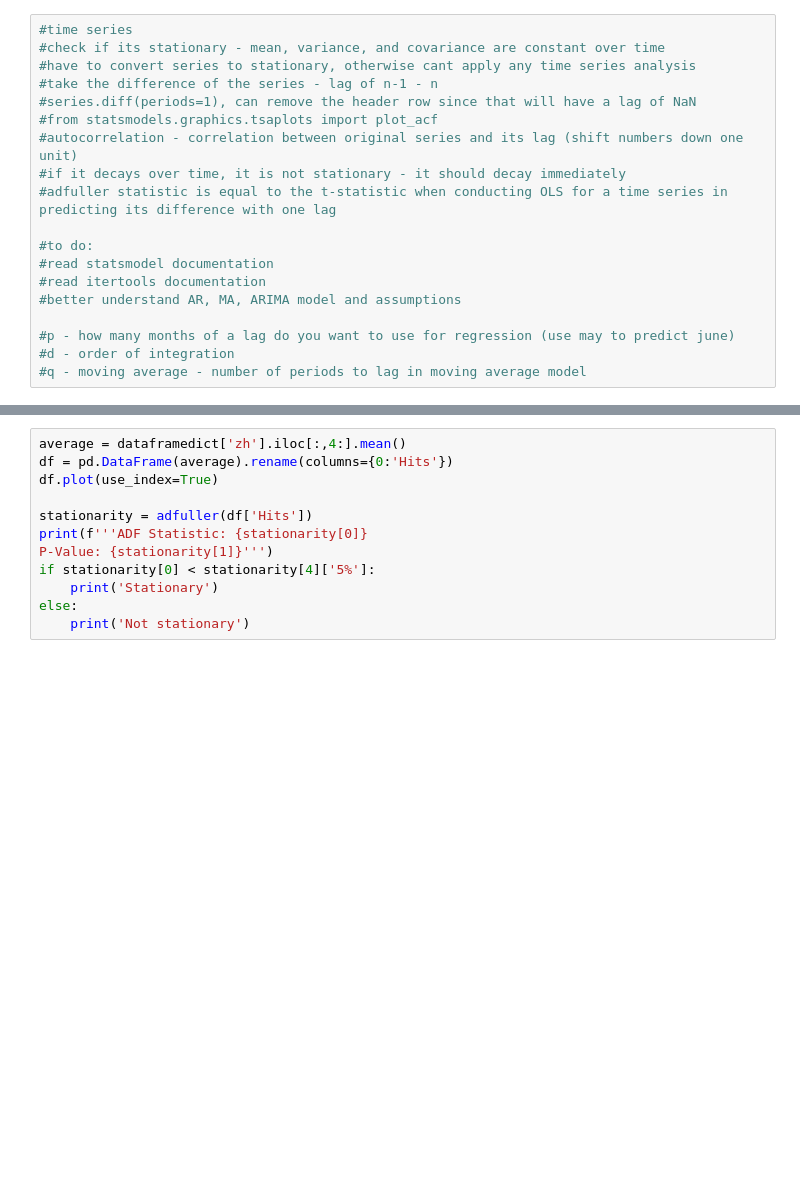
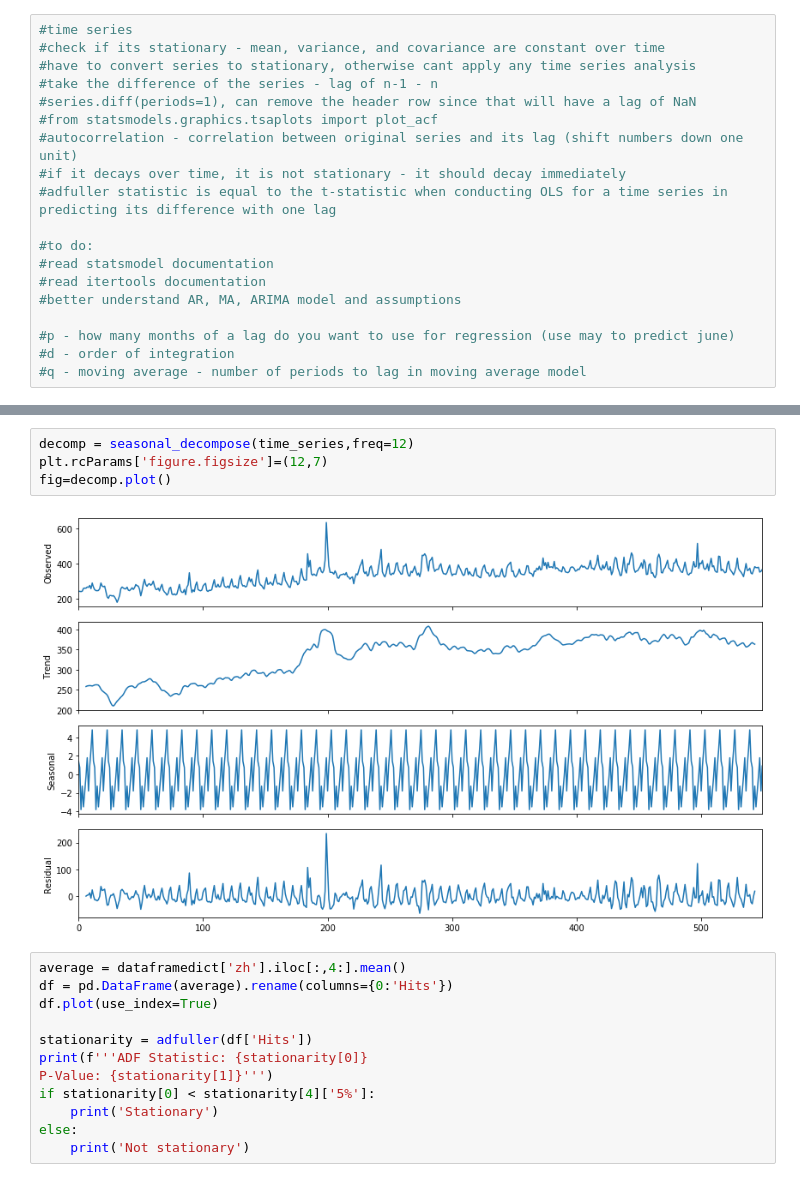
Before and after one commit to christinejiang11/personal_projects, a Jupyter notebook: Web_Traffic_Time_Series/Web_Traffic_Prediction.ipynb, the cells around one changed output, grey strips where cells are left out. Drawn from its saved outputs; the diff is of its cells as text; blank space fills up the shorter version.

```diff
--- a/Web_Traffic_Time_Series/Web_Traffic_Prediction.ipynb
+++ b/Web_Traffic_Time_Series/Web_Traffic_Prediction.ipynb
@@ -151,3 +183,9 @@ for i,language in enumerate(languages):
+# %%
+decomp = seasonal_decompose(time_series,freq=12)
+plt.rcParams['figure.figsize']=(12,7)
+fig=decomp.plot()
+# %% [output]
+[figure, added]
 # %%
 average = dataframedict['zh'].iloc[:,4:].mean()
 df = pd.DataFrame(average).rename(columns={0:'Hits'})
```
Also changed, not shown: parts of 5 cells of this notebook, 1 other file.
